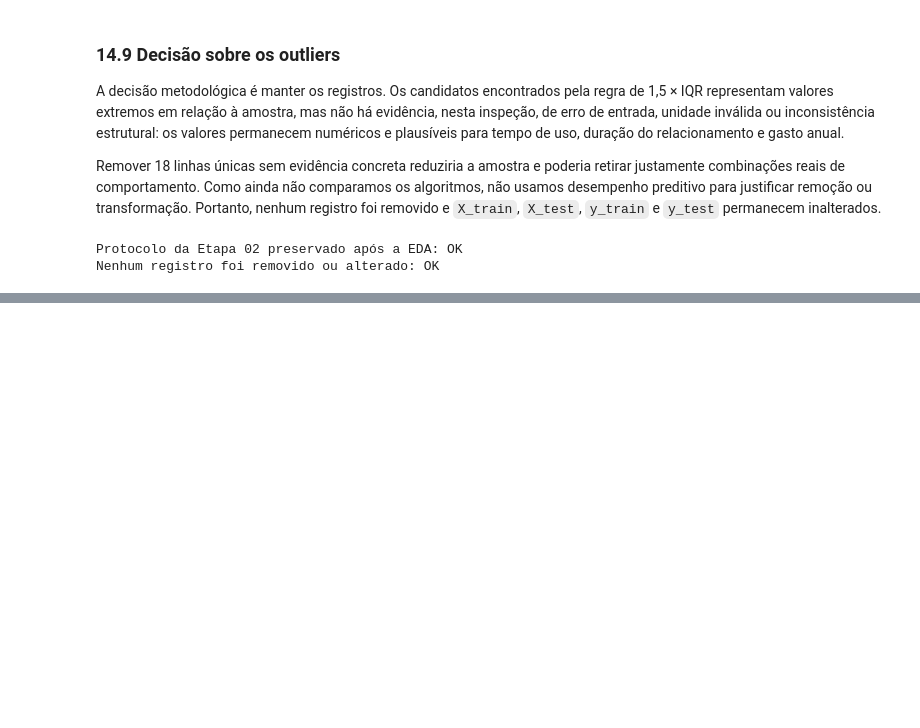
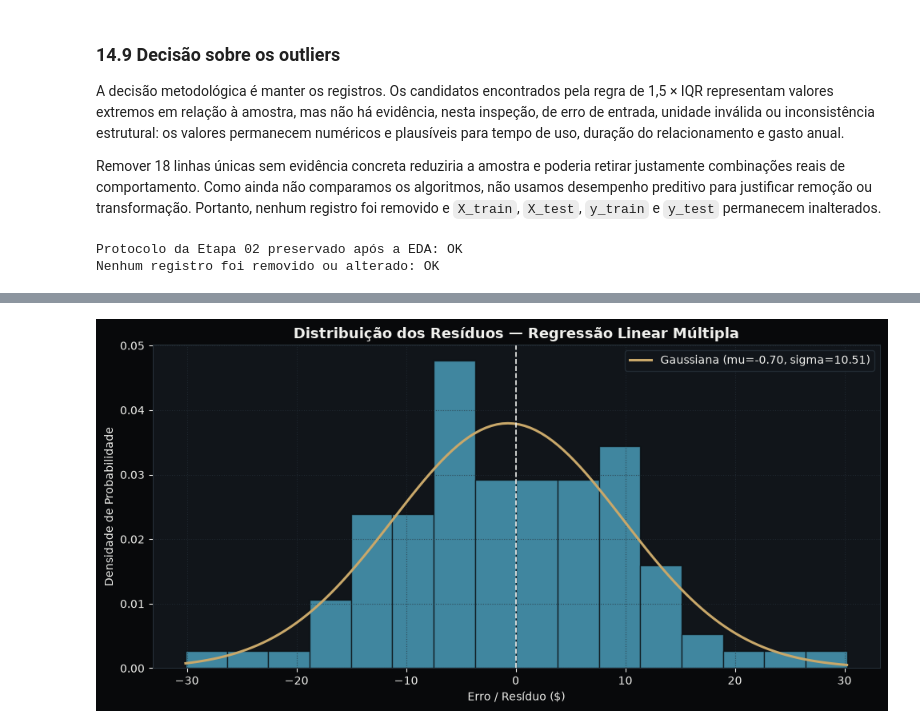
Before and after one commit to GabrielNito/desafio-do-oraculo-preditivo, a Jupyter notebook: notebooks/ecommerce_customers.ipynb, the cells around one changed output, grey strips where cells are left out. Cells and saved outputs as stored; diff of their text form; code cells hidden in the pictures; blank space fills up the shorter version.

```diff
--- a/notebooks/ecommerce_customers.ipynb
+++ b/notebooks/ecommerce_customers.ipynb
@@ -895,0 +1061,28 @@ print(
+# %%
+fig, ax = plt.subplots(figsize=(10, 5))
+fig.patch.set_facecolor('#08090B')
+ax.set_facecolor('#11151A')
+
+ax.hist(residuos_rlm, bins=16, density=True, alpha=0.7, color='#55B7D9', edgecolor='#08090B')
+
+# Curva Gaussiana teórica sobreposta
+media_res, desv_res = residuos_rlm.mean(), residuos_rlm.std()
+x_eixo = np.linspace(residuos_rlm.min(), residuos_rlm.max(), 120)
+curva_gauss = (1 / (desv_res * np.sqrt(2 * np.pi))) * np.exp(-0.5 * ((x_eixo - media_res) / desv_res) ** 2)
+ax.plot(x_eixo, curva_gauss, color='#C9A86A', lw=2.2, label=f'Gaussiana (mu={media_res:.2f}, sigma={desv_res:.2f})')
+
+ax.axvline(0, color='#F1F1EE', linestyle='--', lw=1.2)
+ax.set_title('Distribuição dos Resíduos — Regressão Linear Múltipla', fontsize=13, fontweight='bold', color='#F1F1EE')
+ax.set_xlabel('Erro / Resíduo ($)', color='#F1F1EE')
+ax.set_ylabel('Densidade de Probabilidade', color='#F1F1EE')
+ax.tick_params(colors='#F1F1EE')
+ax.legend(facecolor='#11151A', edgecolor='#27313A', labelcolor='#F1F1EE')
+ax.grid(True, color='#27313A', linestyle=':', alpha=0.7)
+for spine in ax.spines.values():
+    spine.set_color('#27313A')
+
+fig.tight_layout()
+fig.savefig(diretorio_figuras / 'model-residual-distribution.png', dpi=180, facecolor=fig.get_facecolor())
+plt.show()
+# %% [output]
+[figure, added]
```
Also changed, not shown: parts of 28 cells of this notebook, 5 other files.
